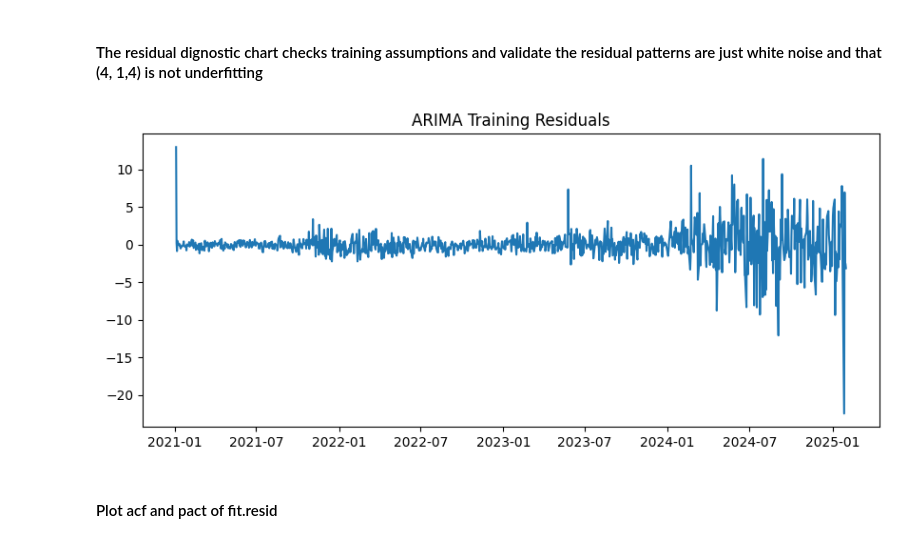
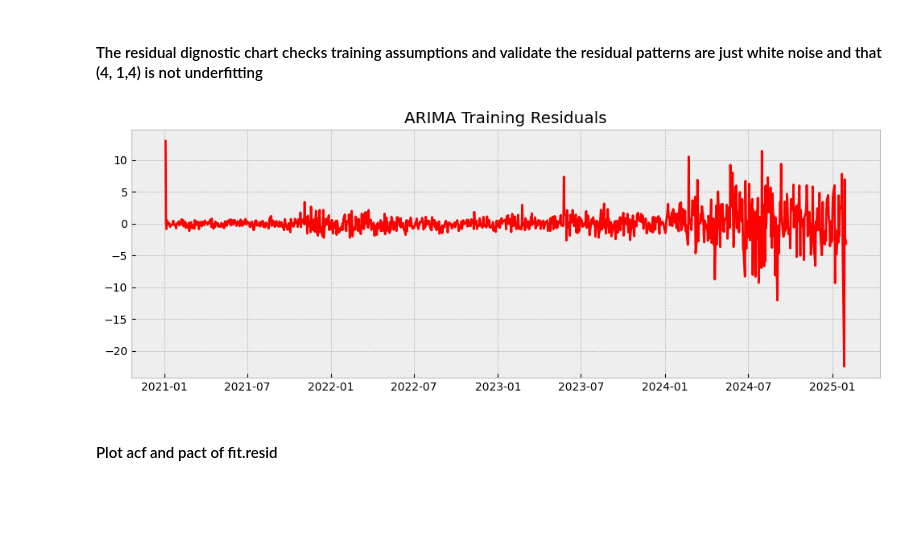
Before and after one commit to EsserMishelle/short-term-stock-forecast, a Jupyter notebook: 02_arima_price_model.ipynb, the cells around one changed output. Saved outputs shown, nothing was run; the diff lists cells and outputs as text; code cells hidden in the pictures; blank space fills up the shorter version.

```diff
--- a/02_arima_price_model.ipynb
+++ b/02_arima_price_model.ipynb
@@ -132,8 +134,9 @@ arima_ts_diff
 dtype: float64
 # %%
 plt.figure(figsize=(12,4))
-plt.plot(arima_ts_diff)
-plt.axhline(0, color='black', linestyle='--', linewidth=1)
+plt.style.use('bmh')
+plt.plot(arima_ts_diff, color='blue')
+plt.axhline(0, color='black', linestyle='--', linewidth=.2)
 plt.title("NVDA Price Series – First Difference")
 plt.ylabel("Price Change")
 plt.xlabel("Date")
@@ -260,12 +265,12 @@ dtype: float64
 # %% [markdown]
 #### The residual dignostic chart checks training assumptions and validate the residual patterns are just white noise and that (4, 1,4) is not underfitting
 # %%
-plt.figure(figsize=(10,4))
-plt.plot(resid)
+plt.figure(figsize=(12,4))
+plt.plot(resid, color='red')
 plt.title('ARIMA Training Residuals')
 plt.show()
 # %% [output]
-[figure, old version]
+[figure, new version]
 # %% [markdown]
 #### Plot acf and pact of fit.resid
 # %%
```
Also changed, not shown: parts of 17 cells of this notebook.
